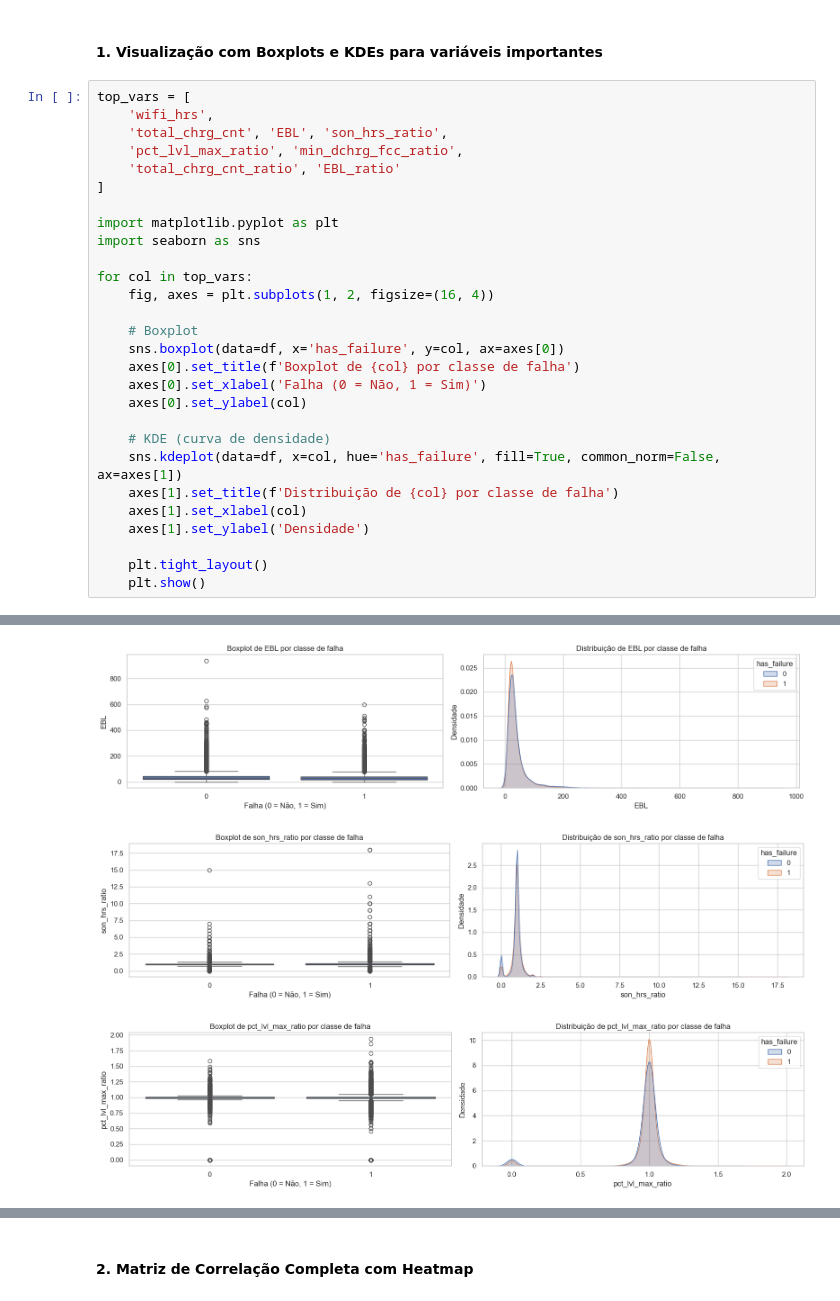
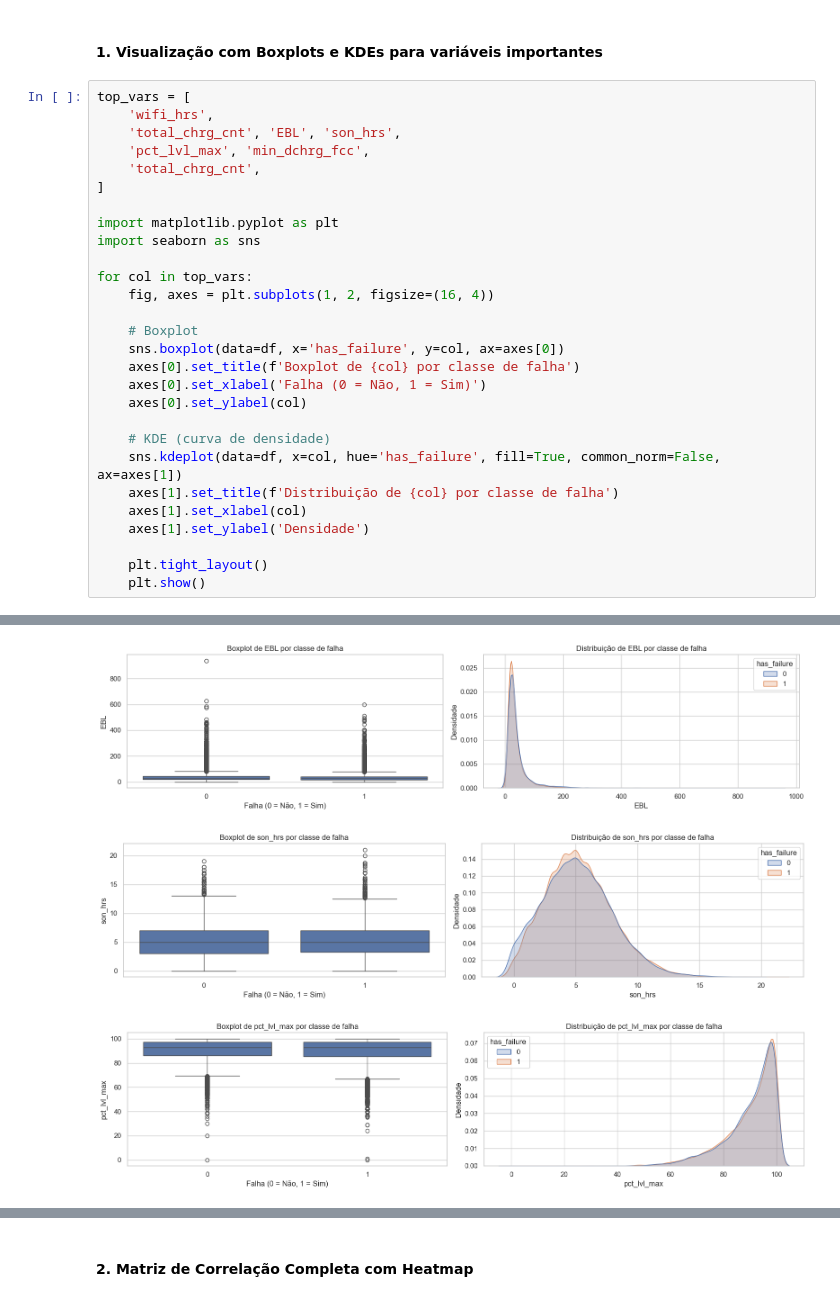
Before and after one commit to denilsonsoares/GED20, a Jupyter notebook: analise.ipynb, the cells around one changed output, grey strips where cells are left out. Drawn from its saved outputs; the diff is of its cells as text.

```diff
--- a/analise.ipynb
+++ b/analise.ipynb
@@ -218,34 +219,34 @@ Name: has_failure, dtype: float64
 # %%
 top_vars = [
     'wifi_hrs',
-    'total_chrg_cnt', 'EBL', 'son_hrs_ratio',
-    'pct_lvl_max_ratio', 'min_dchrg_fcc_ratio',
-    'total_chrg_cnt_ratio', 'EBL_ratio'
+    'total_chrg_cnt', 'EBL', 'son_hrs',
+    'pct_lvl_max', 'min_dchrg_fcc',
+    'total_chrg_cnt',
 ]
 
 import matplotlib.pyplot as plt
 import seaborn as sns
 
 for col in top_vars:
     fig, axes = plt.subplots(1, 2, figsize=(16, 4))
 
     # Boxplot
     sns.boxplot(data=df, x='has_failure', y=col, ax=axes[0])
     axes[0].set_title(f'Boxplot de {col} por classe de falha')
     axes[0].set_xlabel('Falha (0 = Não, 1 = Sim)')
     axes[0].set_ylabel(col)
 
     # KDE (curva de densidade)
     sns.kdeplot(data=df, x=col, hue='has_failure', fill=True, common_norm=False, ax=axes[1])
     axes[1].set_title(f'Distribuição de {col} por classe de falha')
     axes[1].set_xlabel(col)
     axes[1].set_ylabel('Densidade')
 
     plt.tight_layout()
     plt.show()
 # %% [output]
 [figure]
 [figure]
 [figure]
-[figure, old version]
+[figure, new version]
-[figure, old version]
+[figure, new version]
```
Also changed, not shown: parts of 9 cells of this notebook.
